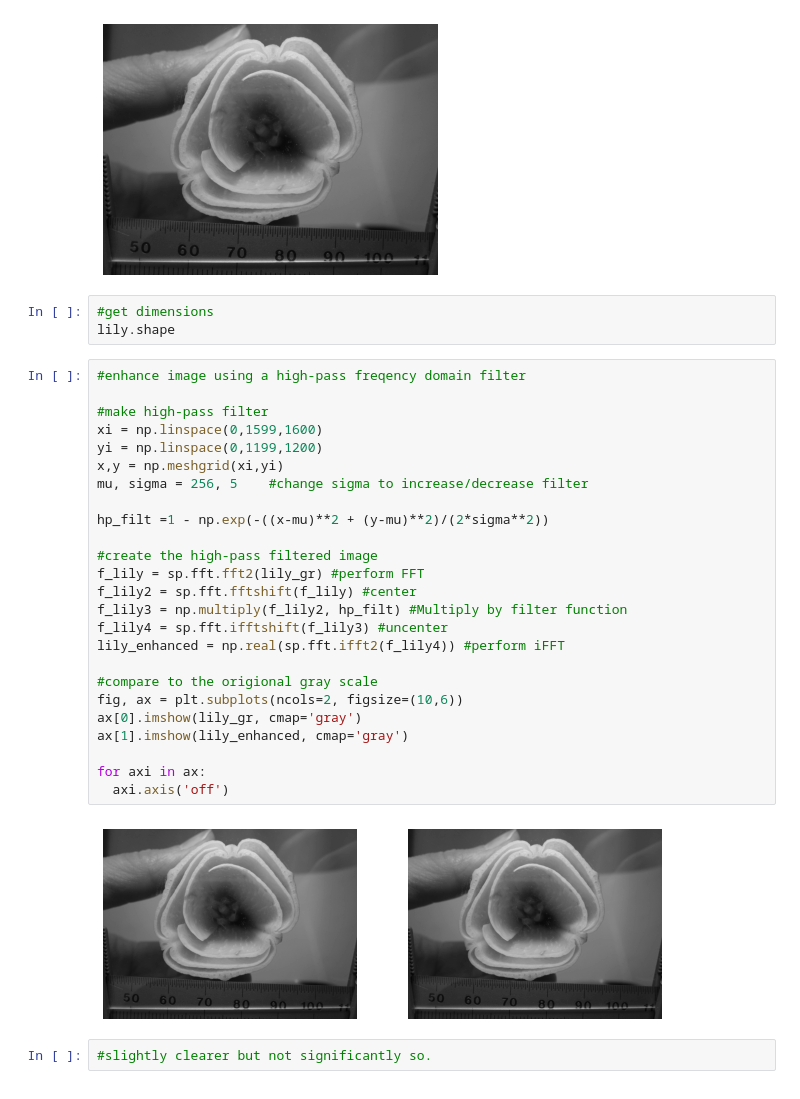
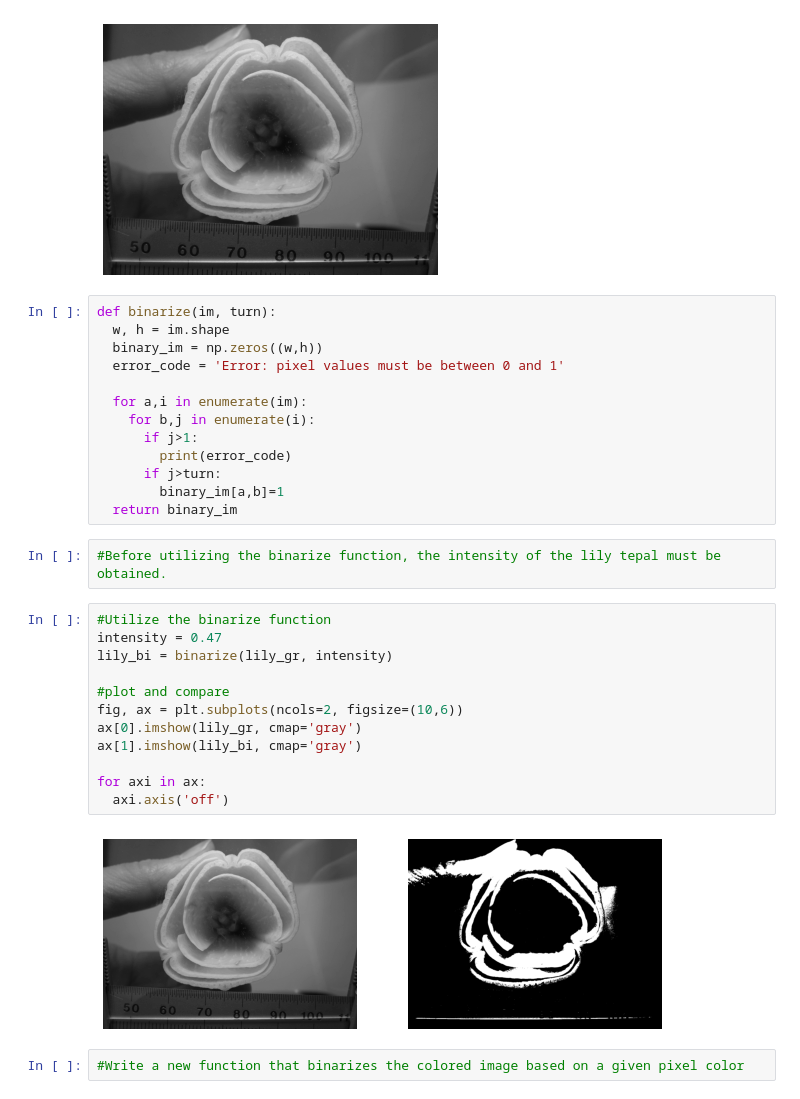
Before and after one commit to nicolepanek/2021_LilyProject, a Jupyter notebook: LilyMaskCreation.ipynb, the cells around one changed output. Cells and saved outputs as stored; diff of their text form.

```diff
--- a/LilyMaskCreation.ipynb
+++ b/LilyMaskCreation.ipynb
@@ -30,35 +33,34 @@ ax.axis('off')
 # %% [output]
 (-0.5, 1599.5, 1199.5, -0.5)
 [figure]
-# %%
-#get dimensions
-lily.shape
-# %%
-#enhance image using a high-pass freqency domain filter
-
-#make high-pass filter
-xi = np.linspace(0,1599,1600)
-yi = np.linspace(0,1199,1200)
-x,y = np.meshgrid(xi,yi)
-mu, sigma = 256, 5    #change sigma to increase/decrease filter
-
-hp_filt =1 - np.exp(-((x-mu)**2 + (y-mu)**2)/(2*sigma**2))
-
-#create the high-pass filtered image
-f_lily = sp.fft.fft2(lily_gr) #perform FFT
-f_lily2 = sp.fft.fftshift(f_lily) #center
-f_lily3 = np.multiply(f_lily2, hp_filt) #Multiply by filter function
-f_lily4 = sp.fft.ifftshift(f_lily3) #uncenter
-lily_enhanced = np.real(sp.fft.ifft2(f_lily4)) #perform iFFT
-
-#compare to the origional gray scale
-fig, ax = plt.subplots(ncols=2, figsize=(10,6))
-ax[0].imshow(lily_gr, cmap='gray')
-ax[1].imshow(lily_enhanced, cmap='gray')
-
-for axi in ax:
-  axi.axis('off')
-# %% [output]
-[figure, removed]
-# %%
-#slightly clearer but not significantly so.
+# %%
+def binarize(im, turn):
+  w, h = im.shape
+  binary_im = np.zeros((w,h))
+  error_code = 'Error: pixel values must be between 0 and 1'
+
+  for a,i in enumerate(im):
+    for b,j in enumerate(i):
+      if j>1:
+        print(error_code)
+      if j>turn:
+        binary_im[a,b]=1
+  return binary_im
+# %%
+#Before utilizing the binarize function, the intensity of the lily tepal must be obtained.
+# %%
+#Utilize the binarize function
+intensity = 0.47
+lily_bi = binarize(lily_gr, intensity)
+
+#plot and compare
+fig, ax = plt.subplots(ncols=2, figsize=(10,6))
+ax[0].imshow(lily_gr, cmap='gray')
+ax[1].imshow(lily_bi, cmap='gray')
+
+for axi in ax:
+  axi.axis('off')
+# %% [output]
+[figure, added]
+# %%
+#Write a new function that binarizes the colored image based on a given pixel color
```
Also changed, not shown: parts of 3 cells of this notebook.
